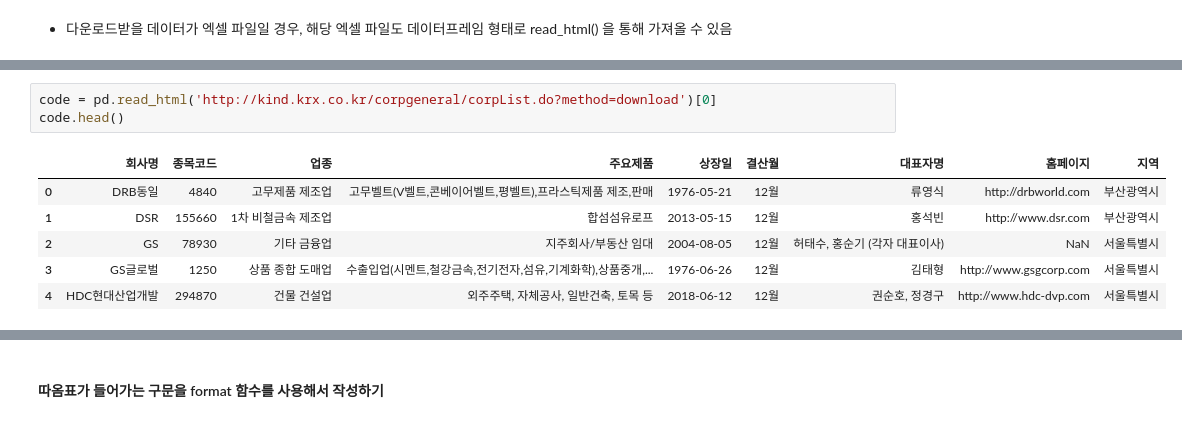
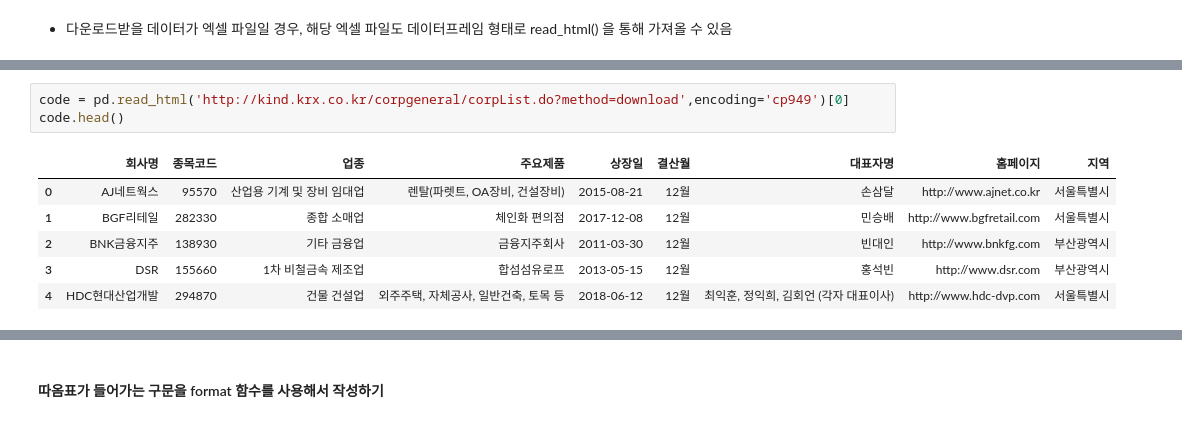
Before and after one commit to JeeyeonKim00/TIL, a Jupyter notebook: 실습/stock_analysis.ipynb, the cells around one changed output, grey strips where cells are left out. Saved outputs shown, nothing was run; the diff lists cells and outputs as text.

```diff
--- a/실습/stock_analysis.ipynb
+++ b/실습/stock_analysis.ipynb
@@ -62,12 +48,12 @@ df.head()
 # %%
-code = pd.read_html('http://kind.krx.co.kr/corpgeneral/corpList.do?method=download')[0]
+code = pd.read_html('http://kind.krx.co.kr/corpgeneral/corpList.do?method=download',encoding='cp949')[0]
 code.head()
 # %% [output]
 |  | 회사명 | 종목코드 | 업종 | 주요제품 | 상장일 | 결산월 | 대표자명 | 홈페이지 | 지역 |
-| 0 | DRB동일 | 4840 | 고무제품 제조업 | 고무벨트(V벨트,콘베이어벨트,평벨트),프라스틱제품 제조,판매 | 1976-05-21 | 12월 | 류영식 | http://drbworld.com | 부산광역시 |
-| 1 | DSR | 155660 | 1차 비철금속 제조업 | 합섬섬유로프 | 2013-05-15 | 12월 | 홍석빈 | http://www.dsr.com | 부산광역시 |
-| 2 | GS | 78930 | 기타 금융업 | 지주회사/부동산 임대 | 2004-08-05 | 12월 | 허태수, 홍순기 (각자 대표이사) | NaN | 서울특별시 |
-| 3 | GS글로벌 | 1250 | 상품 종합 도매업 | 수출입업(시멘트,철강금속,전기전자,섬유,기계화학),상품중개,... | 1976-06-26 | 12월 | 김태형 | http://www.gsgcorp.com | 서울특별시 |
-| 4 | HDC현대산업개발 | 294870 | 건물 건설업 | 외주주택, 자체공사, 일반건축, 토목 등 | 2018-06-12 | 12월 | 권순호, 정경구 | http://www.hdc-dvp.com | 서울특별시 |
+| 0 | AJ네트웍스 | 95570 | 산업용 기계 및 장비 임대업 | 렌탈(파렛트, OA장비, 건설장비) | 2015-08-21 | 12월 | 손삼달 | http://www.ajnet.co.kr | 서울특별시 |
+| 1 | BGF리테일 | 282330 | 종합 소매업 | 체인화 편의점 | 2017-12-08 | 12월 | 민승배 | http://www.bgfretail.com | 서울특별시 |
+| 2 | BNK금융지주 | 138930 | 기타 금융업 | 금융지주회사 | 2011-03-30 | 12월 | 빈대인 | http://www.bnkfg.com | 부산광역시 |
+| 3 | DSR | 155660 | 1차 비철금속 제조업 | 합섬섬유로프 | 2013-05-15 | 12월 | 홍석빈 | http://www.dsr.com | 부산광역시 |
+| 4 | HDC현대산업개발 | 294870 | 건물 건설업 | 외주주택, 자체공사, 일반건축, 토목 등 | 2018-06-12 | 12월 | 최익훈, 정익희, 김회언 (각자 대표이사) | http://www.hdc-dvp.com | 서울특별시 |
 # %%
 code = code[['회사명', '종목코드']]
```
Also changed, not shown: parts of 88 cells of this notebook.
